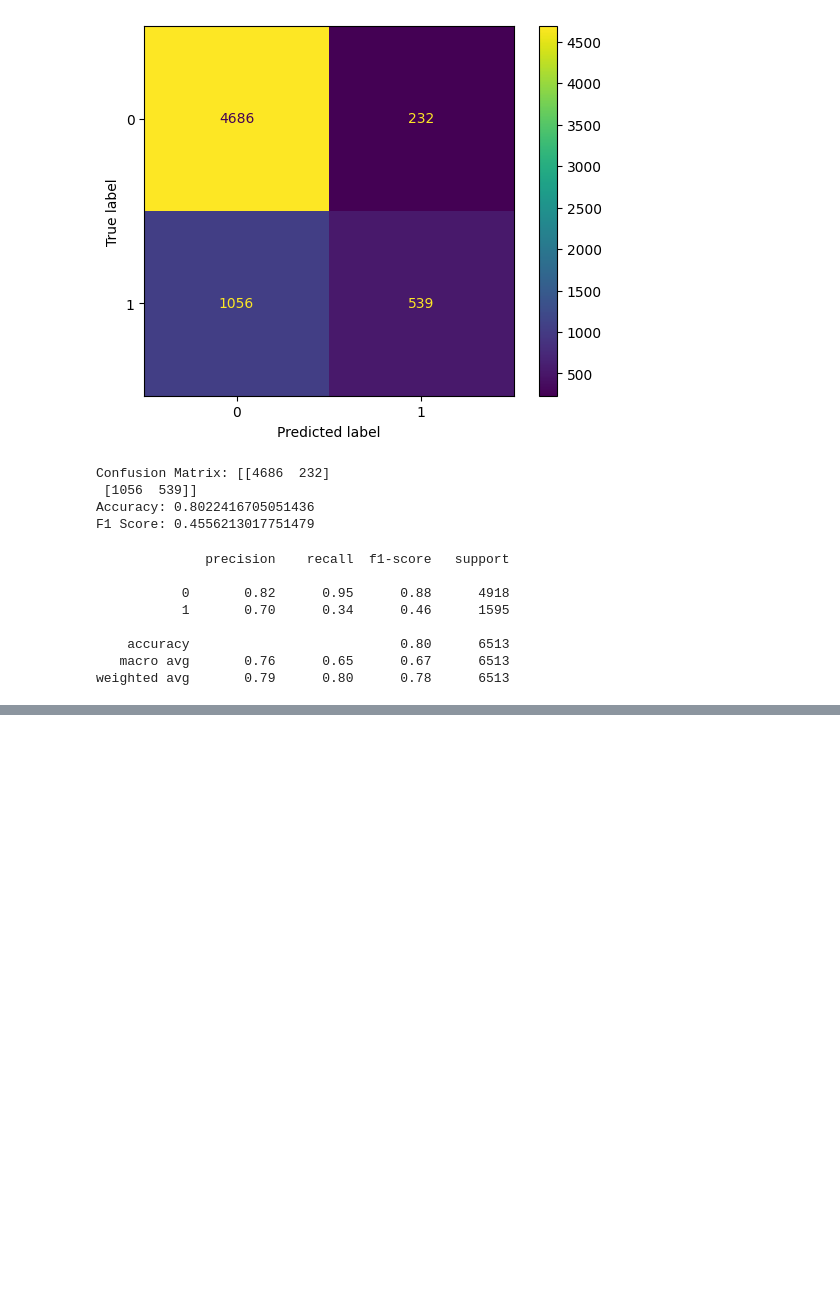
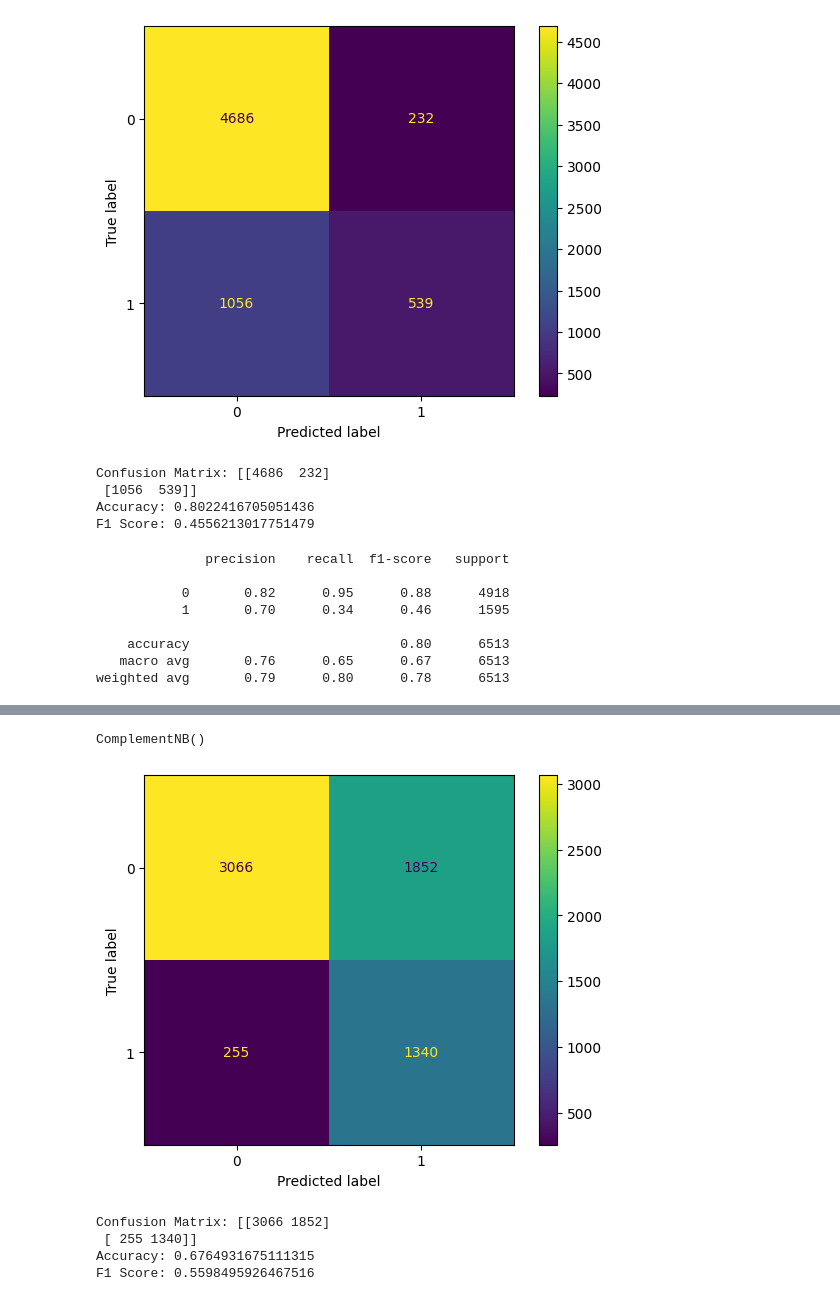
Before and after one commit to anmolS-1104/SML, a Jupyter notebook: SML /Exp 9/part 2.ipynb, the cells around one changed output, grey strips where cells are left out. Saved outputs shown, nothing was run; the diff lists cells and outputs as text; code cells hidden in the pictures; blank space fills up the shorter version.

```diff
--- a/SML /Exp 9/part 2.ipynb
+++ b/SML /Exp 9/part 2.ipynb
@@ -132,0 +213,25 @@ weighted avg       0.79      0.80      0.78      6513
+# %%
+from sklearn.naive_bayes import ComplementNB
+comp = ComplementNB()
+comp.fit(x_train_mms,y_train)
+# %% [output]
+ComplementNB()
+# %%
+y_pred = comp.predict(x_test)
+# %%
+cm = confusion_matrix(y_test,y_pred)
+ac =accuracy_score(y_test,y_pred)
+disp =ConfusionMatrixDisplay(confusion_matrix=cm)
+disp.plot()
+plt.show()
+f1 = f1_score(y_test,y_pred)
+print("Confusion Matrix:",cm)
+print("Accuracy:",ac)
+
+print("F1 Score:",f1)
+# %% [output]
+[figure, added]
+Confusion Matrix: [[3066 1852]
+ [ 255 1340]]
+Accuracy: 0.6764931675111315
+F1 Score: 0.5598495926467516
```
Also changed, not shown: parts of 25 cells of this notebook.
